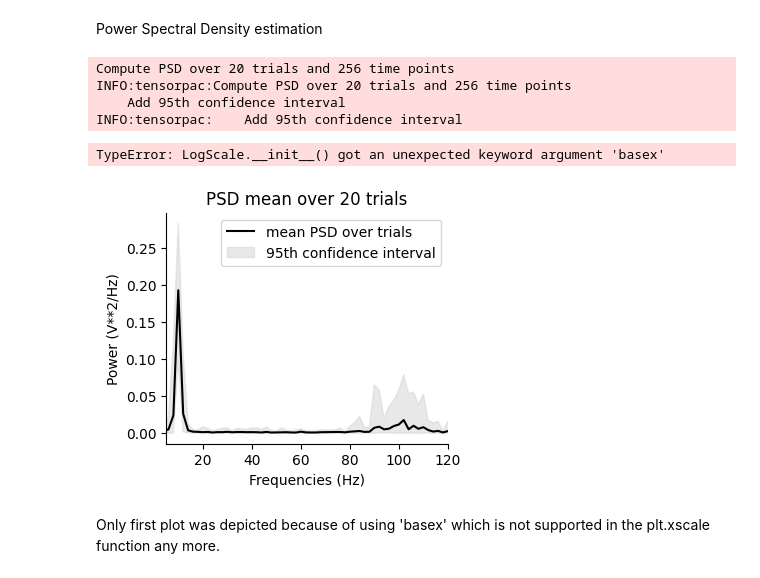
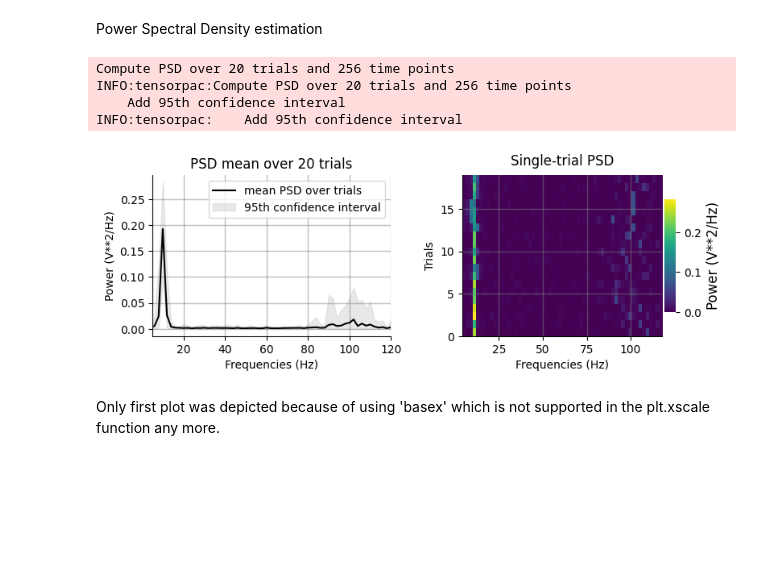
Before and after one commit to TakuInada/umcuEpi_longterm_ieeg_respect_bids, a Jupyter notebook: tensorpac.ipynb, the cells around one changed output. Cells and saved outputs as stored; diff of their text form; code cells hidden in the pictures; blank space fills up the shorter version.

```diff
--- a/tensorpac.ipynb
+++ b/tensorpac.ipynb
@@ -83,19 +83,18 @@ Power Spectral Density estimation
 # %%
 psd = PSD(data, sf)
 
 plt.figure(figsize=(8, 3))
 plt.subplot(1,2,1)
-# The 'basex' argument is deprecated
-psd.plot(confidence=95, f_min=5, f_max=120, log=True, grid=True, fz_title=12, fz_labels=10)
+# The 'basex' argument is deprecated, so can't use log.
+psd.plot(confidence=95, f_min=5, f_max=120, log=False, grid=True, fz_title=12, fz_labels=10)
 plt.subplot(1,2,2)
-psd.plot_st_psd(f_min=5, f_max=120, log=True, grid=True, fz_title=12, fz_labels=10, fz_cblabel=10)
+psd.plot_st_psd(f_min=5, f_max=120, log=False, grid=True, fz_title=12, fz_labels=10, fz_cblabel=10)
 plt.tight_layout()
 # %% [output]
 Compute PSD over 20 trials and 256 time points
 INFO:tensorpac:Compute PSD over 20 trials and 256 time points
     Add 95th confidence interval
 INFO:tensorpac:    Add 95th confidence interval
-TypeError: LogScale.__init__() got an unexpected keyword argument 'basex'
-[figure, old version]
+[figure, new version]
 # %% [markdown]
 Only first plot was depicted because of using 'basex' which is not supported in the plt.xscale function any more.
```
Also changed, not shown: parts of 2 cells of this notebook.
